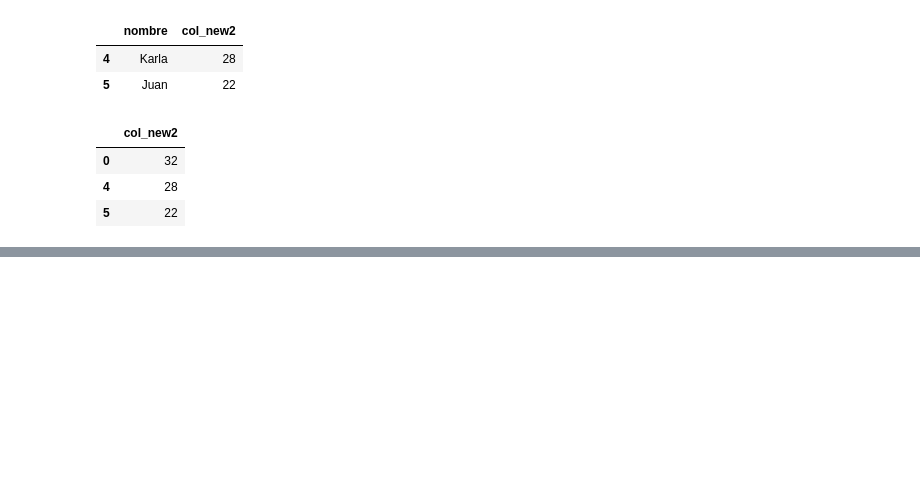
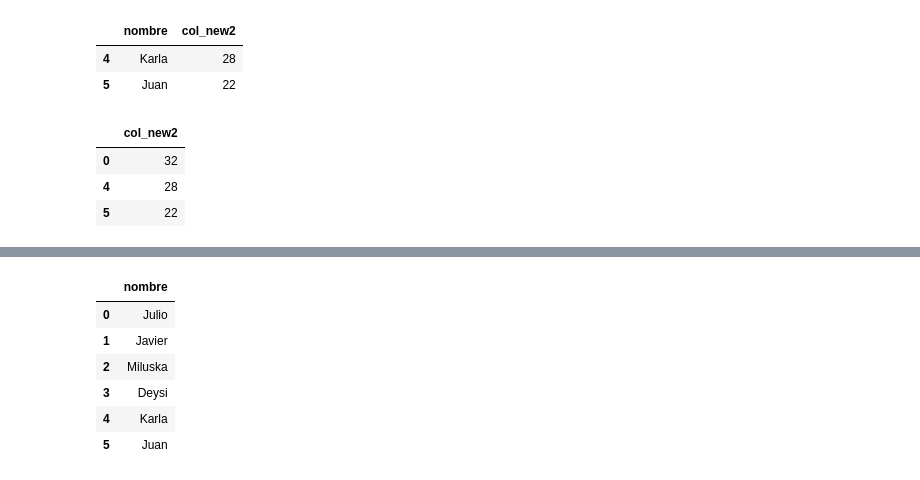
Before and after one commit to jfernandezp/EjemploDataScience, a Jupyter notebook: Clase1_DD2023.ipynb, the cells around one changed output, grey strips where cells are left out. Cells and saved outputs as stored; diff of their text form; code cells hidden in the pictures; blank space fills up the shorter version.

```diff
--- a/Clase1_DD2023.ipynb
+++ b/Clase1_DD2023.ipynb
@@ -108,0 +119,11 @@ df
+# %%
+df1 = pddf.loc[:, ['nombre']]
+df1
+# %% [output]
+|  | nombre |
+| 0 | Julio |
+| 1 | Javier |
+| 2 | Miluska |
+| 3 | Deysi |
+| 4 | Karla |
+| 5 | Juan |
```
Also changed, not shown: parts of 15 cells of this notebook.
